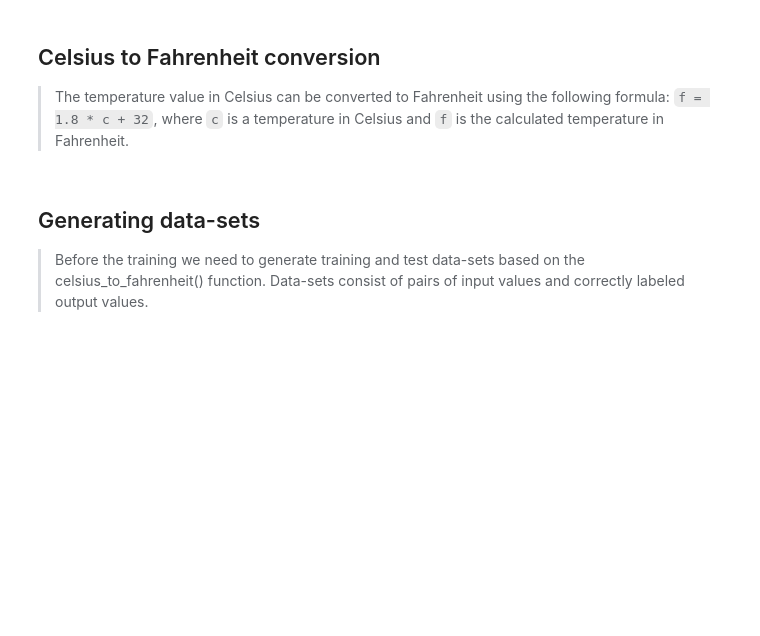
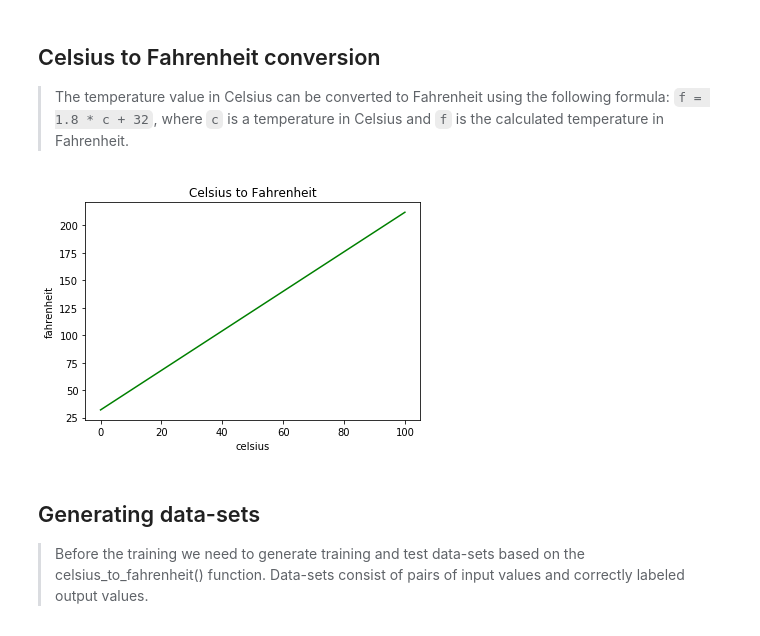
Before and after one commit to gumuz/nano-neuron-python, a Jupyter notebook: nano-neuron.ipynb, the cells around one changed output. Cells and saved outputs as stored; diff of their text form; code cells hidden in the pictures; blank space fills up the shorter version.

Commit message:
plots make everything look cool

```diff
--- a/nano-neuron.ipynb
+++ b/nano-neuron.ipynb
@@ -22,9 +27,23 @@ class NanoNeuron:
 # %%
 def celsius_to_fahrenheit(c: float) -> float:
     w = 1.8
     b = 32
     f = c * w + b
     return f
+
+# Plot Celsius to Fahrenheit function
+fig, axes = plt.subplots()
+axes.set_title("Celsius to Fahrenheit")
+axes.set(ylabel="fahrenheit", xlabel="celsius")
+
+x = np.linspace(0,100,100)
+y = celsius_to_fahrenheit(x)
+
+axes.plot(x,y, 'g')
+
+plt.show()
+# %% [output]
+[figure, added]
 # %% [markdown]
 ## Generating data-sets
 
```
Also changed, not shown: parts of 6 cells of this notebook.
